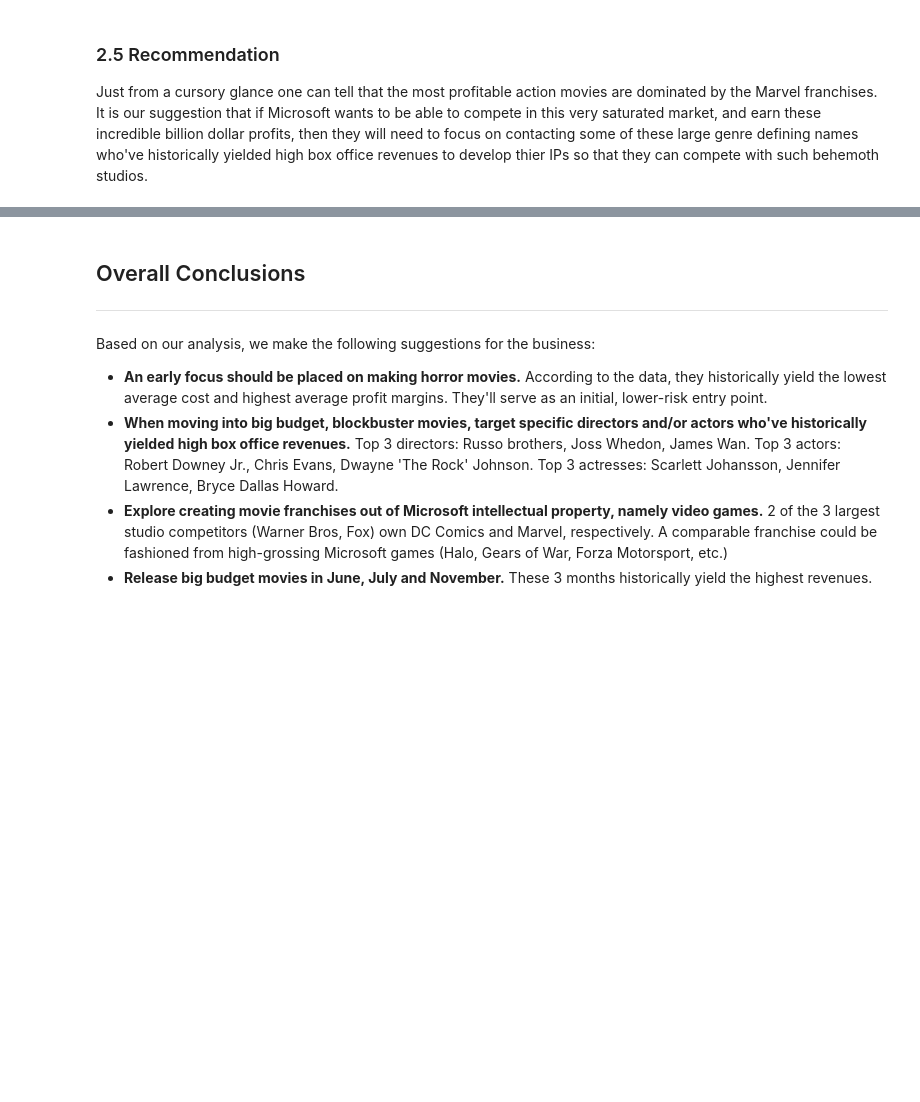
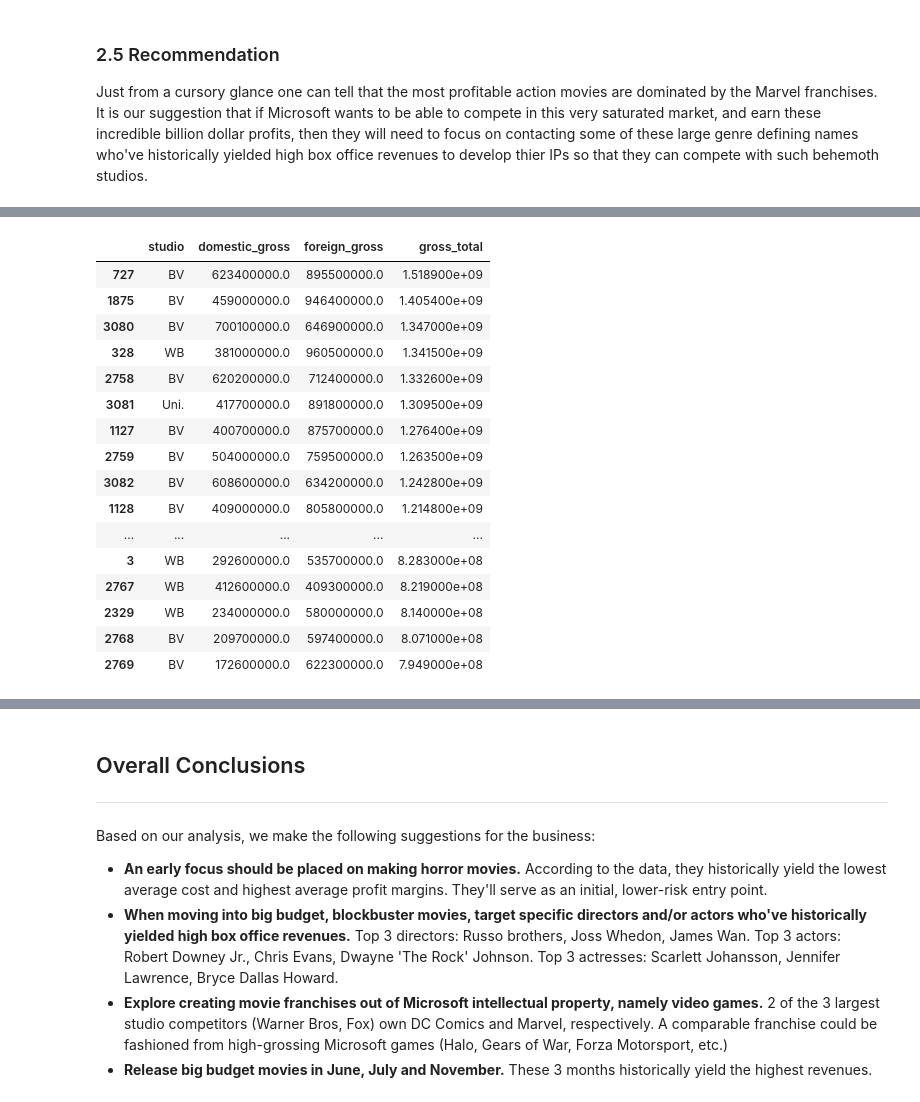
Before and after one commit to sumed-h/microsoft-studio-movie-analysis, a Jupyter notebook: Group_4_Notebook_FINAL.ipynb, the cells around one changed output, grey strips where cells are left out. Saved outputs shown, nothing was run; the diff lists cells and outputs as text; code cells hidden in the pictures; blank space fills up the shorter version.

```diff
--- a/Group_4_Notebook_FINAL.ipynb
+++ b/Group_4_Notebook_FINAL.ipynb
@@ -433,0 +531,4 @@ Just from a cursory glance one can tell that the most profitable action movies a
+# %%
+#convert object to float
+grossdf.foreign_gross = grossdf.foreign_gross.astype(float)
+grossdf.foreign_gross
@@ -433,0 +581,10 @@ Just from a cursory glance one can tell that the most profitable action movies a
+# %%
+#start cleaning data
+#take only relevant topics for your analysis, drop title and year
+#add new column, total gross
+top_50 = {"studio" : grossdf["studio"],
+                    "domestic_gross" : grossdf["domestic_gross"],
+                    "foreign_gross" : grossdf["foreign_gross"],
+                    "gross_total" : gross_total}
+top_50 = pd.DataFrame(top_50)
+top_50
@@ -433,0 +641,22 @@ Just from a cursory glance one can tell that the most profitable action movies a
+# %%
+#group domestic + foreign together so you can ascend both at same time
+t_top_50 = top_50.sort_values("gross_total", ascending=False).head(50)
+t_top_50
+# %% [output]
+|  | studio | domestic_gross | foreign_gross | gross_total |
+| 727 | BV | 623400000.0 | 895500000.0 | 1.518900e+09 |
+| 1875 | BV | 459000000.0 | 946400000.0 | 1.405400e+09 |
+| 3080 | BV | 700100000.0 | 646900000.0 | 1.347000e+09 |
+| 328 | WB | 381000000.0 | 960500000.0 | 1.341500e+09 |
+| 2758 | BV | 620200000.0 | 712400000.0 | 1.332600e+09 |
+| 3081 | Uni. | 417700000.0 | 891800000.0 | 1.309500e+09 |
+| 1127 | BV | 400700000.0 | 875700000.0 | 1.276400e+09 |
+| 2759 | BV | 504000000.0 | 759500000.0 | 1.263500e+09 |
+| 3082 | BV | 608600000.0 | 634200000.0 | 1.242800e+09 |
+| 1128 | BV | 409000000.0 | 805800000.0 | 1.214800e+09 |
+| ... | ... | ... | ... | ... |
+| 3 | WB | 292600000.0 | 535700000.0 | 8.283000e+08 |
+| 2767 | WB | 412600000.0 | 409300000.0 | 8.219000e+08 |
+| 2329 | WB | 234000000.0 | 580000000.0 | 8.140000e+08 |
+| 2768 | BV | 209700000.0 | 597400000.0 | 8.071000e+08 |
+| 2769 | BV | 172600000.0 | 622300000.0 | 7.949000e+08 |
```
Also changed, not shown: parts of 44 cells of this notebook.
